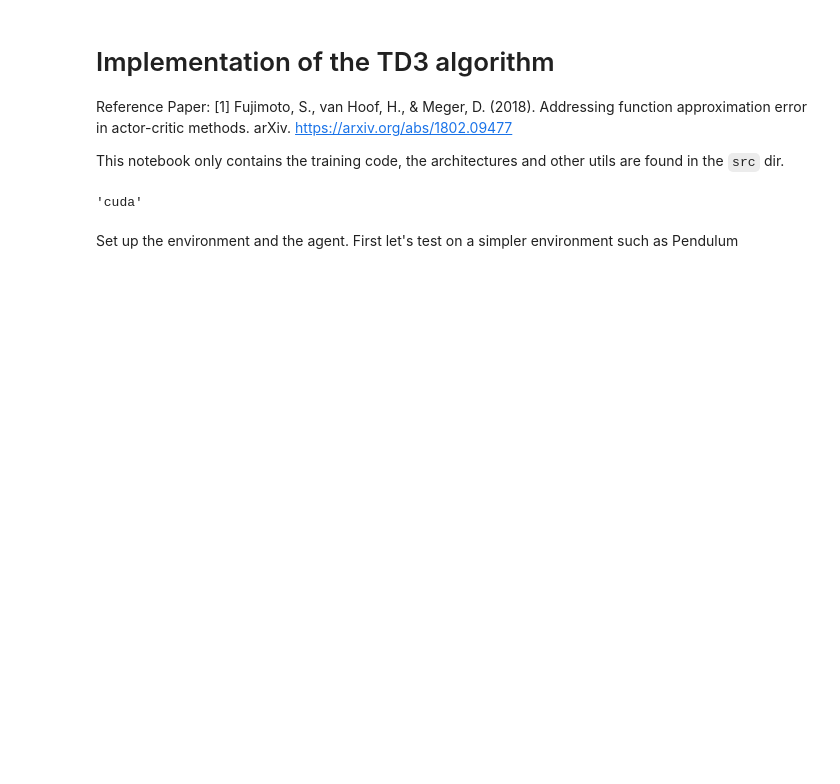
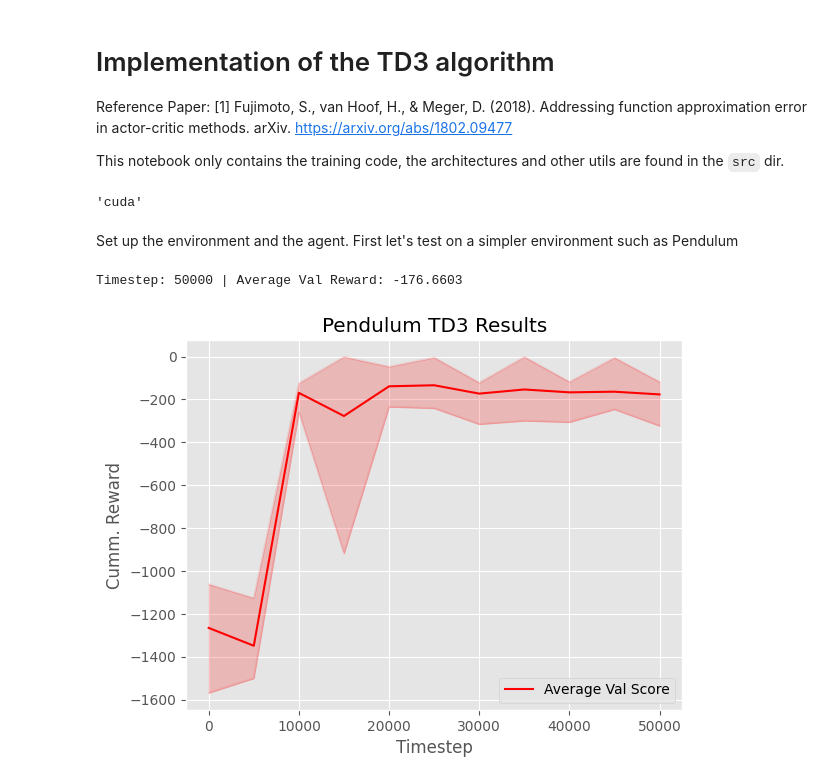
Before and after one commit to aryangarg794/TD3, a Jupyter notebook: notebooks/td3.ipynb, the cells around one changed output. Cells and saved outputs as stored; diff of their text form; code cells hidden in the pictures; blank space fills up the shorter version.

```diff
--- a/notebooks/td3.ipynb
+++ b/notebooks/td3.ipynb
@@ -139,6 +167,15 @@ pend_agent = TD3(
 metrics_pend = train(
     env_pend,
     pend_agent,
-    timesteps=20000,
-    val_freq=2000
+    'Pendulum',
+    timesteps=50000,
+    preload=5000,
+    val_freq=5000,
+    num_val_runs=25
 )
+# %% [output]
+Timestep: 50000 | Average Val Reward: -176.6603
+# %%
+plot_results(metrics_pend.get_values, 50000, 5000, 'Pendulum')
+# %% [output]
+[figure, added]
```
Also changed, not shown: parts of 6 cells of this notebook, 12 other files.
